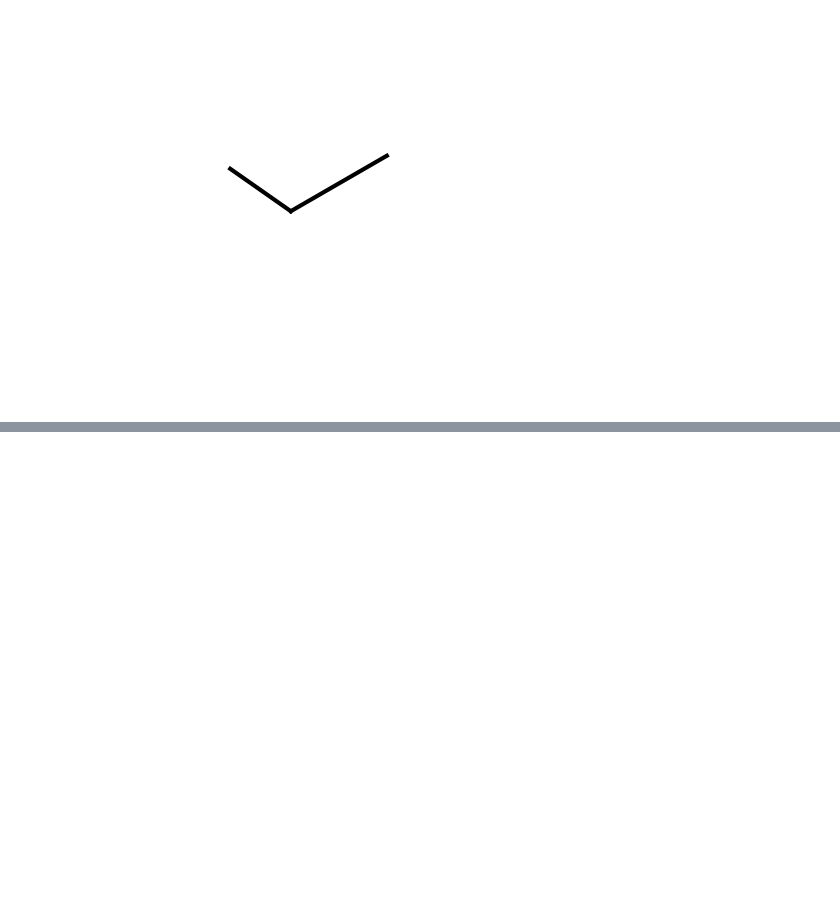
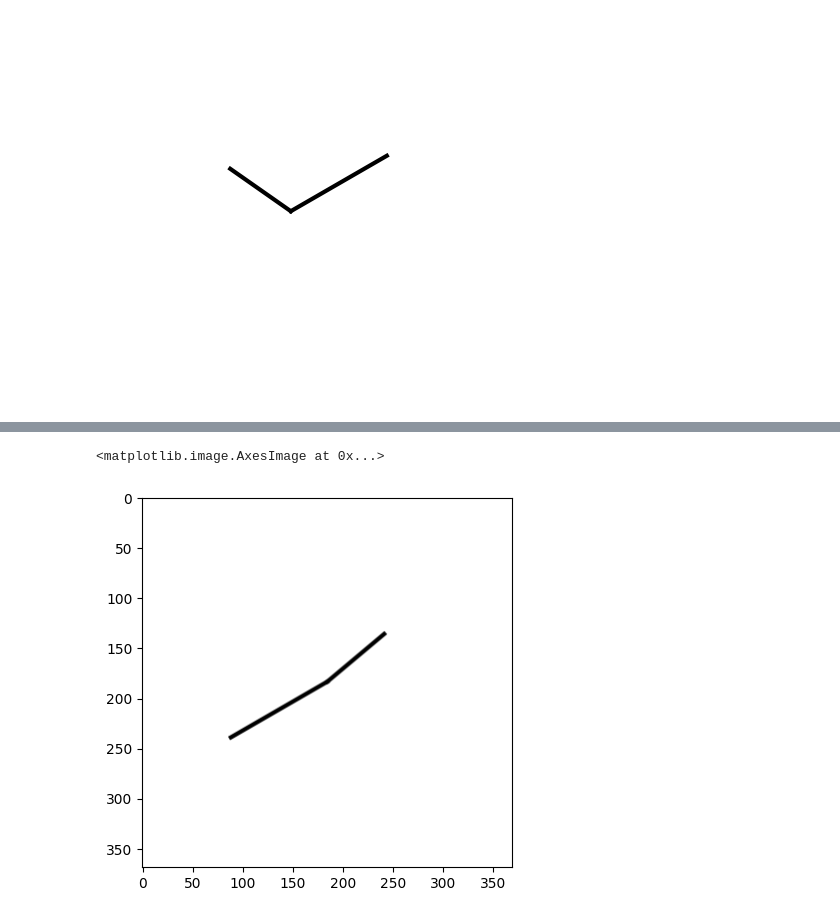
Before and after one commit to ThePuscher/-analogue_clock_reader, a Jupyter notebook: clock.ipynb, the cells around one changed output, grey strips where cells are left out. Saved outputs shown, nothing was run; the diff lists cells and outputs as text; code cells hidden in the pictures; blank space fills up the shorter version.

```diff
--- a/clock.ipynb
+++ b/clock.ipynb
@@ -69,2 +83,7 @@ def buf2img(buf):
+# %%
+plt.imshow(clocks[100], cmap="gray")
+# %% [output]
+<matplotlib.image.AxesImage at 0x...>
+[figure, added]
 # %%
 # h, m, err
```
Also changed, not shown: parts of 3 cells of this notebook.
